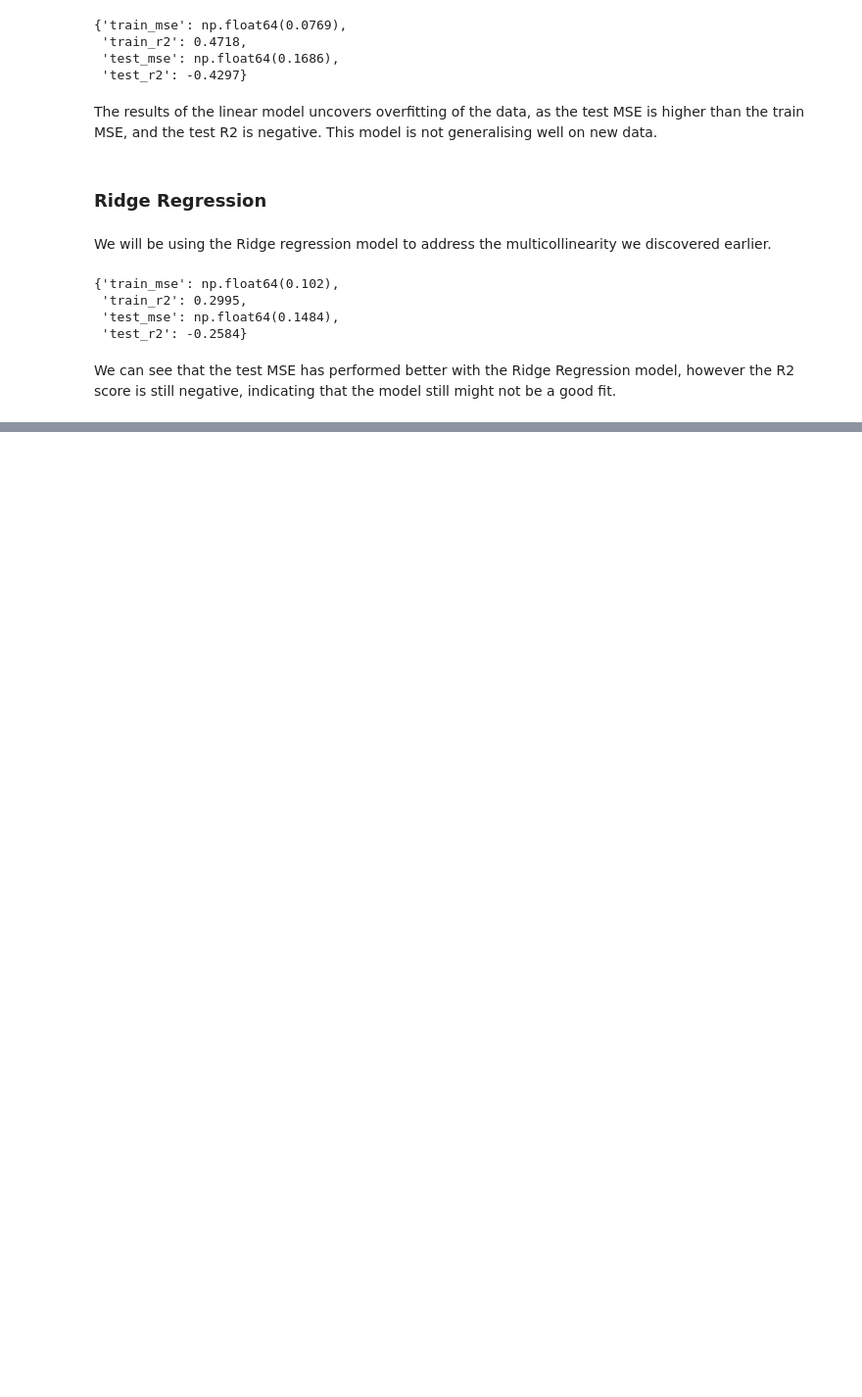
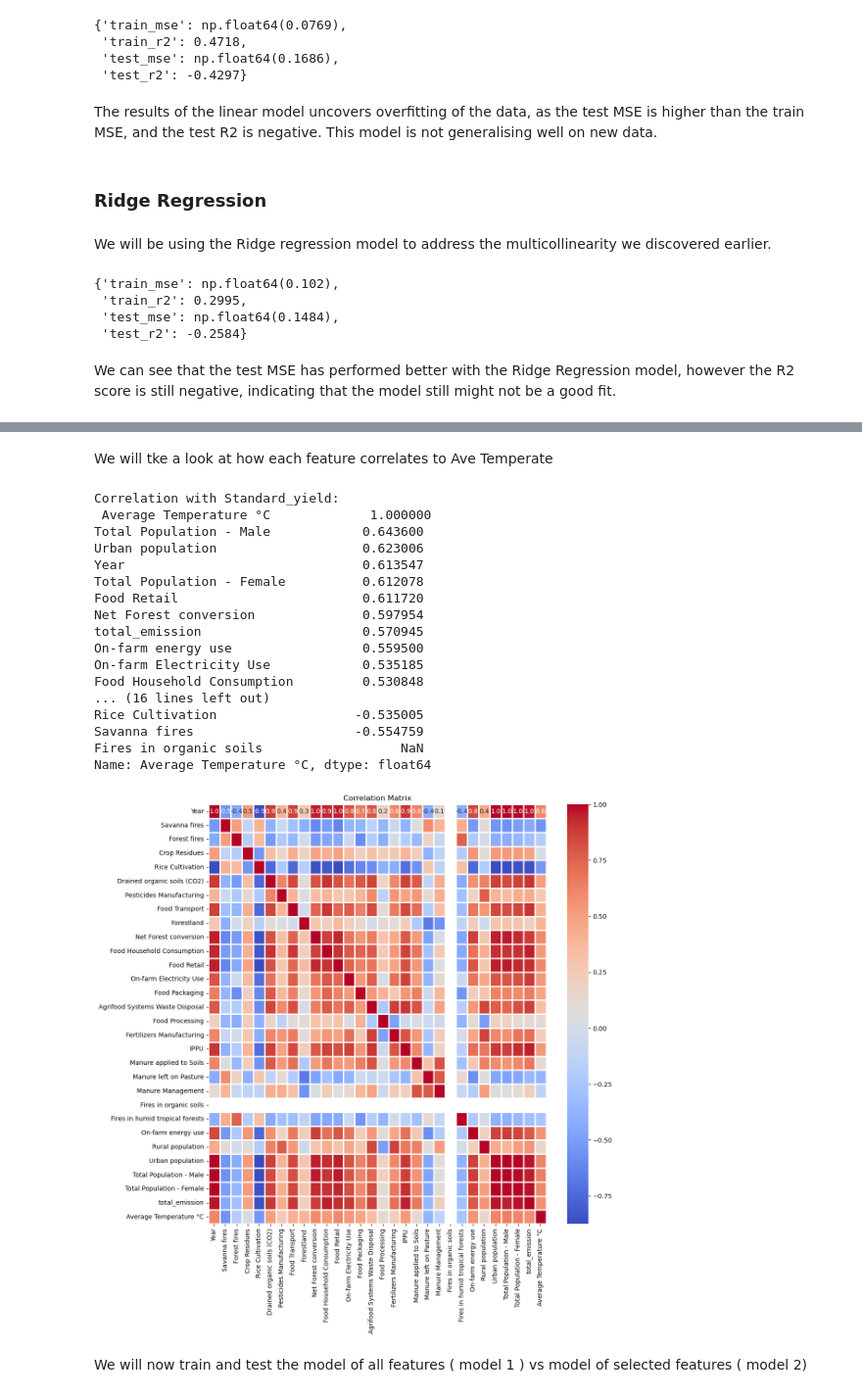
Before and after one commit to Msekgala/Regression-Project-, a Jupyter notebook: WIP copy.ipynb, the cells around one changed output, grey strips where cells are left out. Shown at 98% size. Saved outputs shown, nothing was run; the diff lists cells and outputs as text; code cells hidden in the pictures; blank space fills up the shorter version.

```diff
--- a/WIP copy.ipynb
+++ b/WIP copy.ipynb
@@ -457,0 +460,3 @@ We can see that the test MSE has performed better with the Ridge Regression mode
+# %%
+df = pd.read_csv('/Users/imran/Documents/Regression project/ExploreAI-Regression-Project/co2_emissions_from_agri.csv')
+df.head(5)
@@ -457,0 +471,17 @@ We can see that the test MSE has performed better with the Ridge Regression mode
+# %%
+# Print the first few rows of the dataset
+SA_DF=df[df["Area"] =="South Africa"]
+
+print("First few rows of the dataset:")
+print(SA_DF.head())
+
+# Print the summary statistics of the dataset
+print("\nSummary statistics of the dataset:")
+print(SA_DF.describe().T)
+
+# Check for missing values in the dataset
+print("\nMissing values in the dataset:")
+print(SA_DF.isnull().sum())
+
+# Exclude non-numeric columns before computing the correlation matrix
+numeric_columns = SA_DF.select_dtypes(include=[np.number])
@@ -457,0 +631,34 @@ We can see that the test MSE has performed better with the Ridge Regression mode
+# %% [markdown]
+We will tke a look at how each feature correlates to Ave Temperate
+# %%
+non_numeric_dataset = SA_DF.drop(columns = ["Area"])
+correlation_matrix = non_numeric_dataset.corr()
+print("Correlation with Standard_yield:\n", correlation_matrix["Average Temperature °C"].sort_values(ascending=False))
+
+
+# Plot the correlation matrix as a heatmap
+plt.figure(figsize=(12, 12))
+sns.heatmap(correlation_matrix, annot=True, cmap='coolwarm', fmt=".01f", linewidths=1)
+plt.title('Correlation Matrix')
+plt.show()
+# %% [output]
+Correlation with Standard_yield:
+ Average Temperature °C             1.000000
+Total Population - Male            0.643600
+Urban population                   0.623006
+Year                               0.613547
+Total Population - Female          0.612078
+Food Retail                        0.611720
+Net Forest conversion              0.597954
+total_emission                     0.570945
+On-farm energy use                 0.559500
+On-farm Electricity Use            0.535185
+Food Household Consumption         0.530848
+... (16 lines left out)
+Rice Cultivation                  -0.535005
+Savanna fires                     -0.554759
+Fires in organic soils                  NaN
+Name: Average Temperature °C, dtype: float64
+[figure, added]
+# %% [markdown]
+We will now train and test the model of all features ( model 1 ) vs model of selected features ( model 2)
```
Also changed, not shown: parts of 20 cells of this notebook.
